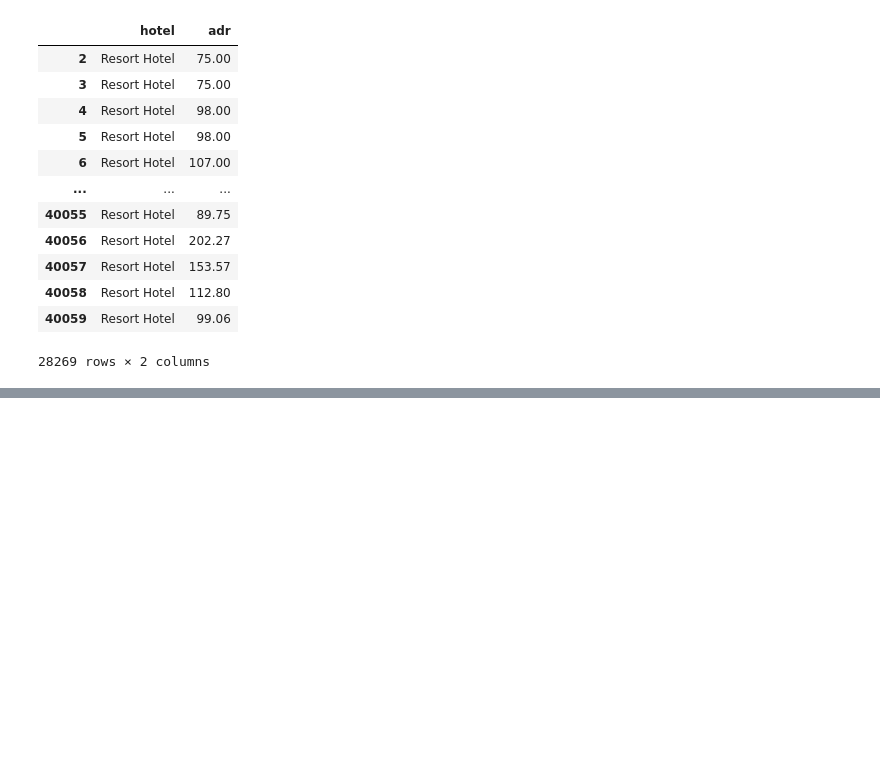
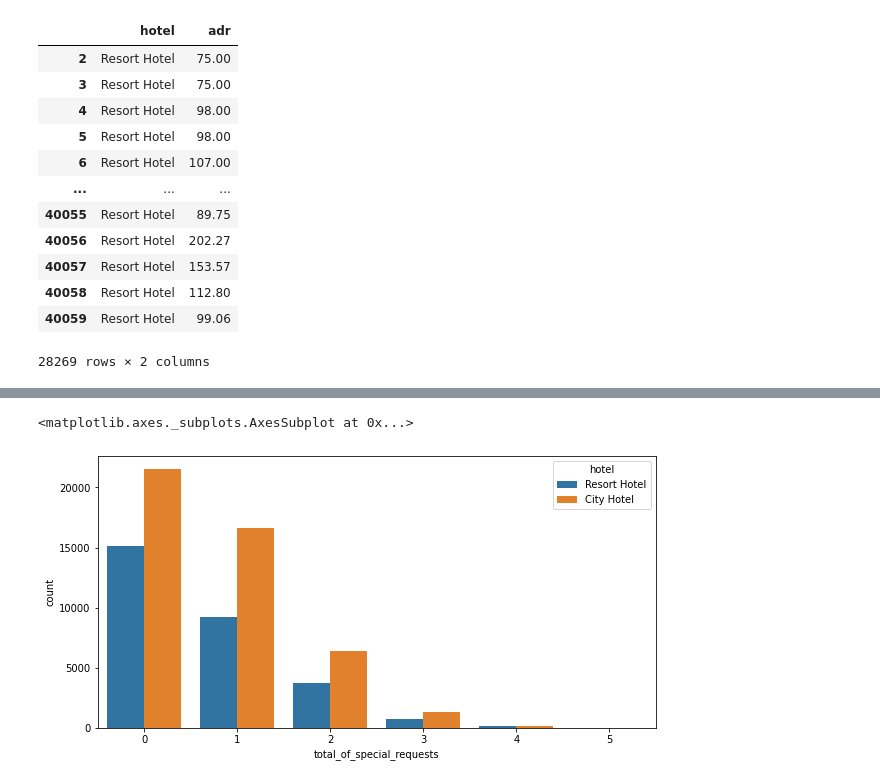
Before and after one commit to jyotirmoy23/Capstone-Project-1, a Jupyter notebook: Copy_of_Hotel_Booking_Analysis_Capstone_Project.ipynb, the cells around one changed output, grey strips where cells are left out. Cells and saved outputs as stored; diff of their text form; code cells hidden in the pictures; blank space fills up the shorter version.

```diff
--- a/Copy_of_Hotel_Booking_Analysis_Capstone_Project.ipynb
+++ b/Copy_of_Hotel_Booking_Analysis_Capstone_Project.ipynb
@@ -461,0 +524,6 @@ removing_zeros_and_negative_values.describe()
+# %%
+plt.subplots(figsize=(10,5))
+sns.countplot(x='total_of_special_requests',hue ='hotel',data=df_not_cancelled)
+# %% [output]
+<matplotlib.axes._subplots.AxesSubplot at 0x...>
+[figure, added]
```
Also changed, not shown: parts of 9 cells of this notebook.
